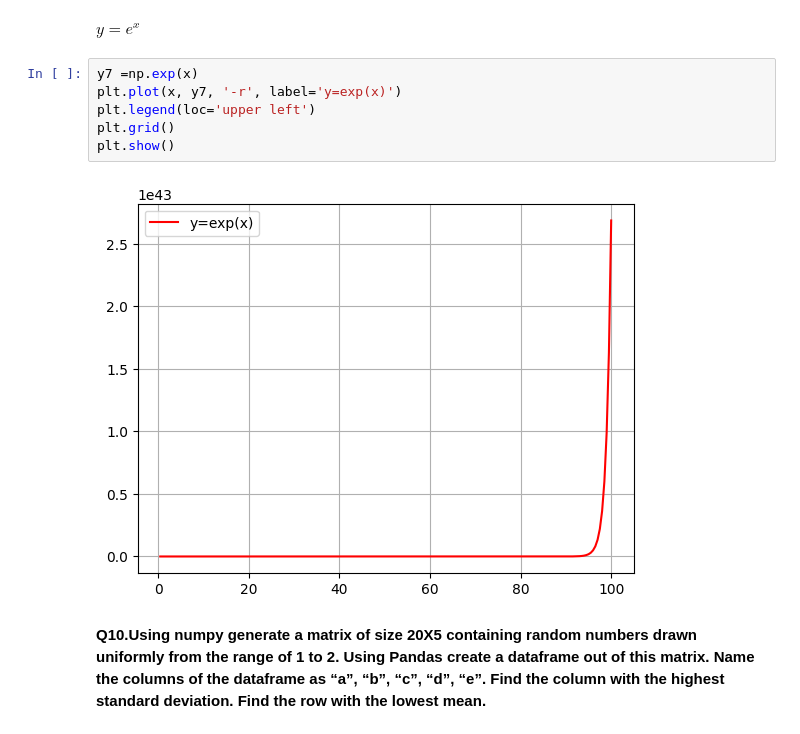
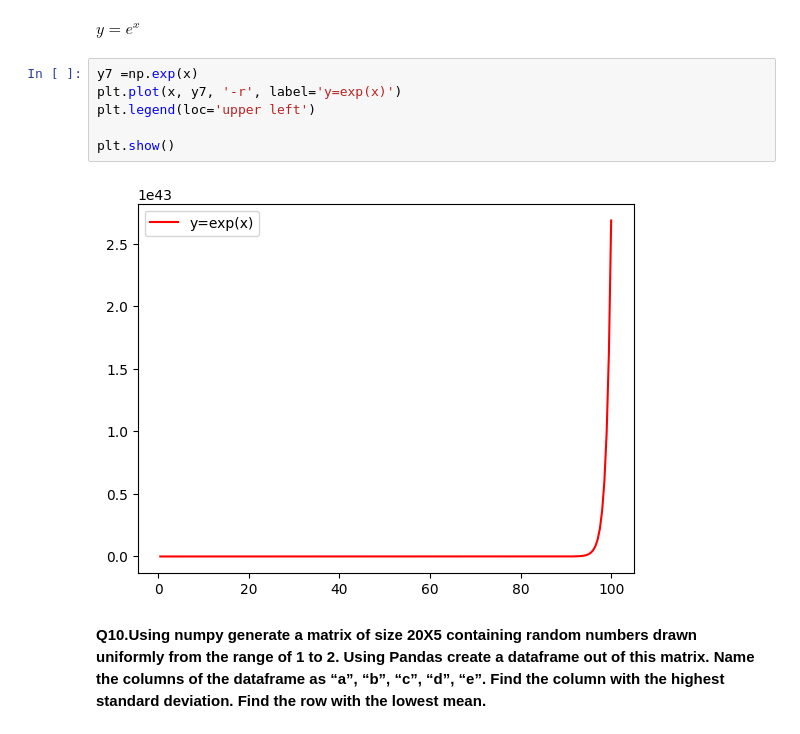
Before and after one commit to HrishikeshCP/ML24, a Jupyter notebook: pre_req_exam.ipynb, the cells around one changed output. Cells and saved outputs as stored; diff of their text form.

```diff
--- a/pre_req_exam.ipynb
+++ b/pre_req_exam.ipynb
@@ -390,11 +399,11 @@ $y=e^x$
 # %%
 y7 =np.exp(x)
 plt.plot(x, y7, '-r', label='y=exp(x)')
 plt.legend(loc='upper left')
-plt.grid()
+
 plt.show()
 # %% [output]
-[figure, old version]
+[figure, new version]
 # %% [markdown]
 **Q10.Using numpy generate a matrix of size 20X5 containing random numbers drawn uniformly from the range of 1 to 2. Using Pandas create a dataframe out of this matrix. Name the columns of the dataframe as “a”, “b”, “c”, “d”, “e”. Find the column with the highest standard deviation. Find the row with the lowest mean.**
 # %%
```
Also changed, not shown: parts of 11 cells of this notebook.
